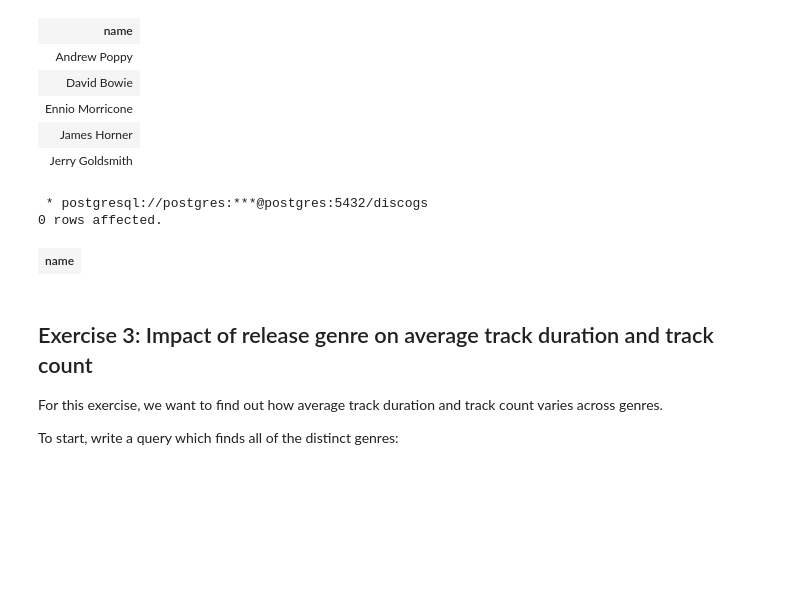
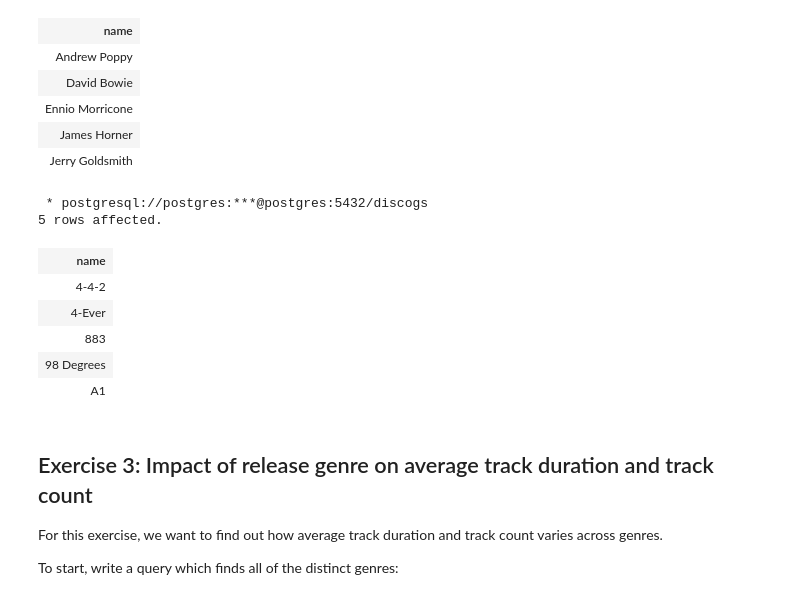
Before and after one commit to gabryelius/bigdata-exercises, a Jupyter notebook: Big_Data_For_Engineers/exercise01/Exercise01_SQL_Brush_Up.ipynb, the cells around one changed output. Saved outputs shown, nothing was run; the diff lists cells and outputs as text; code cells hidden in the pictures; blank space fills up the shorter version.

```diff
--- a/Big_Data_For_Engineers/exercise01/Exercise01_SQL_Brush_Up.ipynb
+++ b/Big_Data_For_Engineers/exercise01/Exercise01_SQL_Brush_Up.ipynb
@@ -206,17 +206,23 @@ LIMIT 5
 # %%
 %%sql
 SELECT name
 FROM artists
 JOIN released_by on artists.artist_id=released_by.artist_id
 -- JOIN releases on releases.release_id= released_by.release_id
-WHERE (EXISTS (SELECT release_id FROM releases WHERE releases.release_id= released_by.release_id AND releases.genre='Pop' GROUP BY release_id)
-AND EXISTS (SELECT release_id FROM releases WHERE releases.release_id= released_by.release_id AND releases.genre='Classical' GROUP BY release_id))
+WHERE (EXISTS (SELECT release_id FROM releases WHERE (releases.release_id= released_by.release_id AND releases.genre='Pop') AND EXISTS (SELECT release_id FROM releases as releases2 WHERE releases2.genre='Classical'  GROUP BY release_id)   GROUP BY release_id )
+)
 ORDER BY name
 LIMIT 5
+-- cannot do it with 2 EXISTS
 # %% [output]
  * postgresql://postgres:***@postgres:5432/discogs
-0 rows affected.
+5 rows affected.
 | name |
+| 4-4-2 |
+| 4-Ever |
+| 883 |
+| 98 Degrees |
+| A1 |
 # %% [markdown]
 ## Exercise 3: Impact of release genre on average track duration and track count
 For this exercise, we want to find out how average track duration and track count varies across genres.
```
Also changed, not shown: parts of 17 cells of this notebook.
